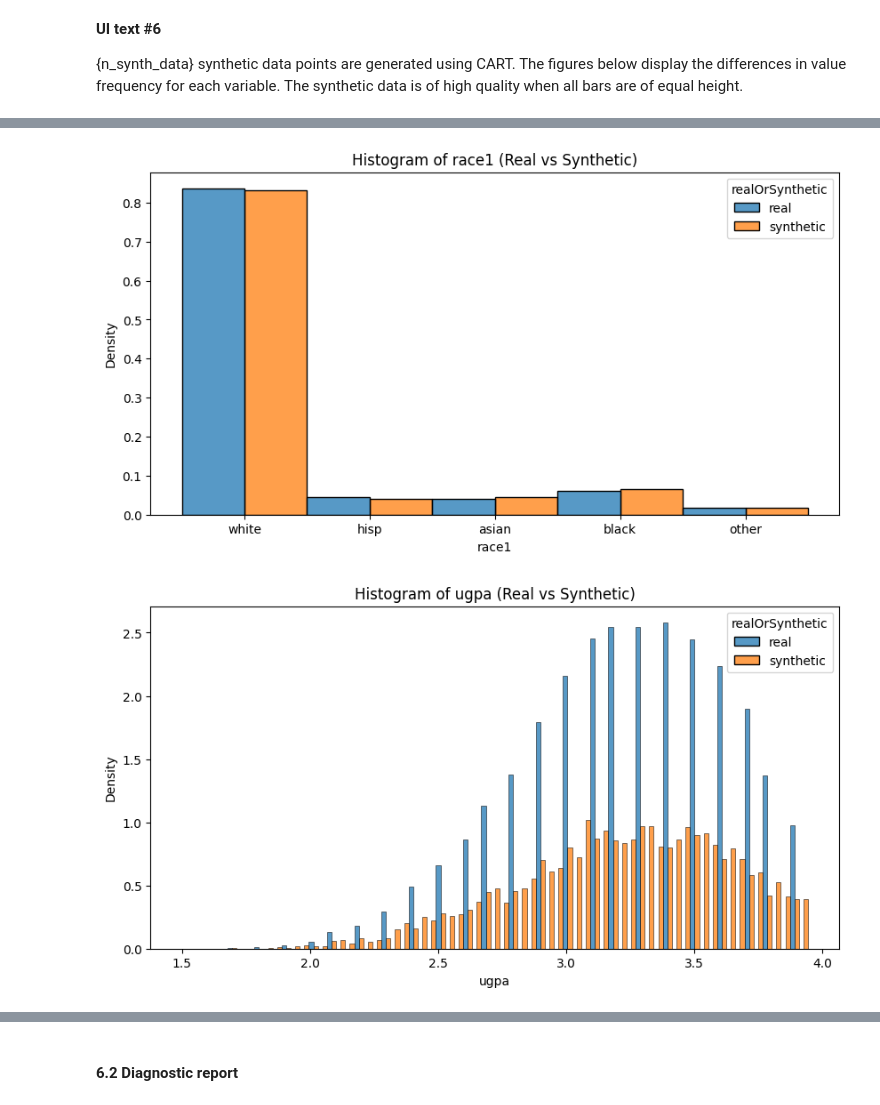
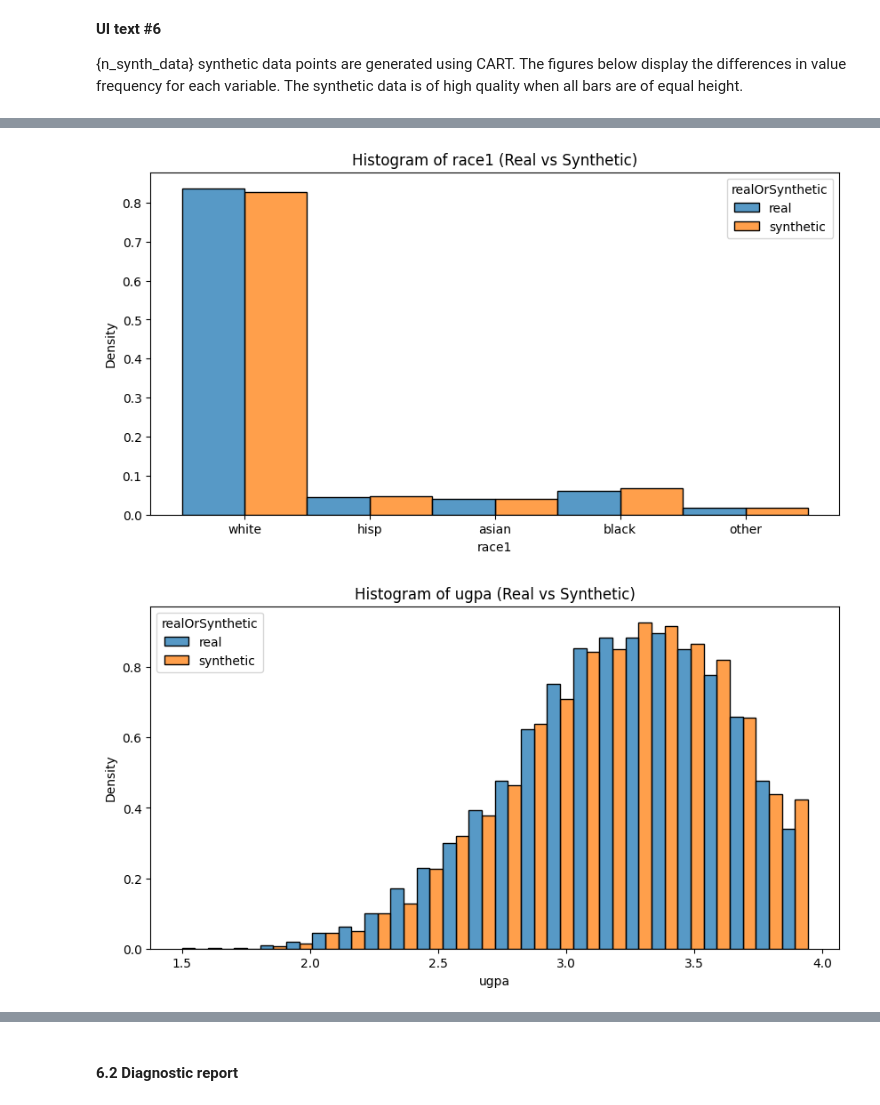
Before and after one commit to NGO-Algorithm-Audit/local-first-web-tool, a Jupyter notebook: notebooks/CART_LawSchoolAdmissionBar.ipynb, the cells around one changed output, grey strips where cells are left out. Cells and saved outputs as stored; diff of their text form; code cells hidden in the pictures.

```diff
--- a/notebooks/CART_LawSchoolAdmissionBar.ipynb
+++ b/notebooks/CART_LawSchoolAdmissionBar.ipynb
@@ -66,4 +63,0 @@ df = admissions_df[['sex', 'race1', 'ugpa', 'bar']]
-# %%
-# change sex data type to categorical
-df['sex'] = df['sex'].map({1: 'male', 2: 'female',}, na_action='ignore')
-print(df.isnull().sum())
@@ -246,7 +252,7 @@ combined_data = pd.concat((df.assign(realOrSynthetic='real'), synthetic_data.ass
 # Plot histograms for each column comparing real and synthetic data
 for column in df.columns:
     plt.figure(figsize=(10, 5))
-    sns.histplot(data=combined_data, x=column, hue='realOrSynthetic', element='bars', stat='density', common_norm=False, multiple='dodge')
+    sns.histplot(data=combined_data, x=column, hue='realOrSynthetic', element='bars', stat='density', common_norm=False, multiple='dodge', binwidth=0.1)
     plt.title(f'Histogram of {column} (Real vs Synthetic)')
     plt.show()
 # %% [output]
@@ -254,5 +260,5 @@ for column in df.columns:
-[figure, old version]
+[figure, new version]
-[figure, old version]
+[figure, new version]
 [figure]
 # %% [markdown]
 #### 6.2 Diagnostic report
```
Also changed, not shown: parts of 17 cells of this notebook.
